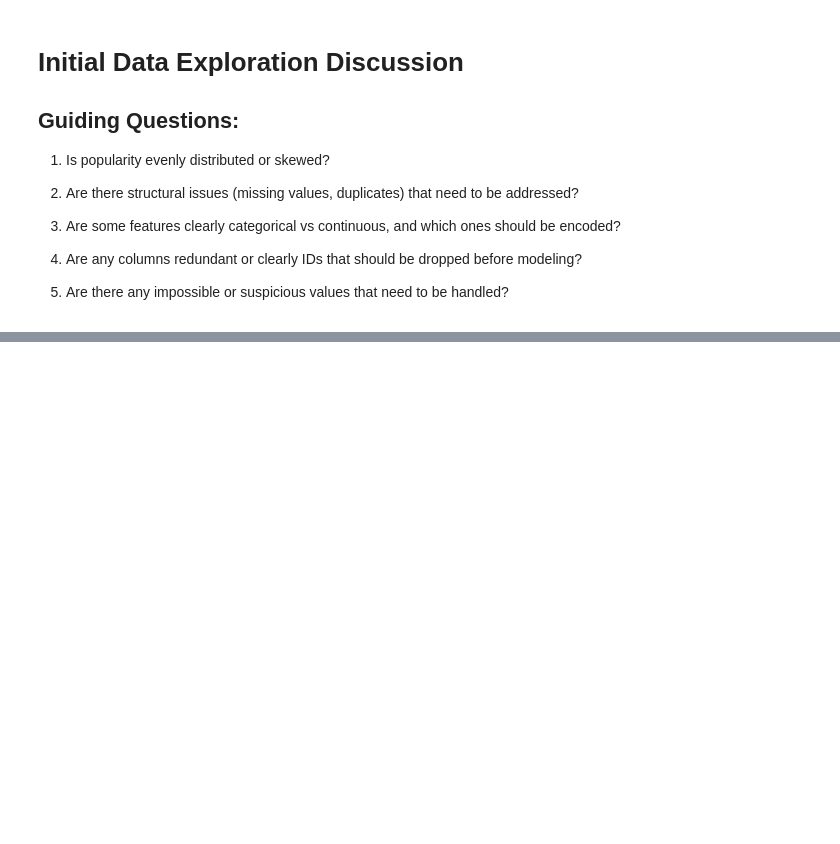
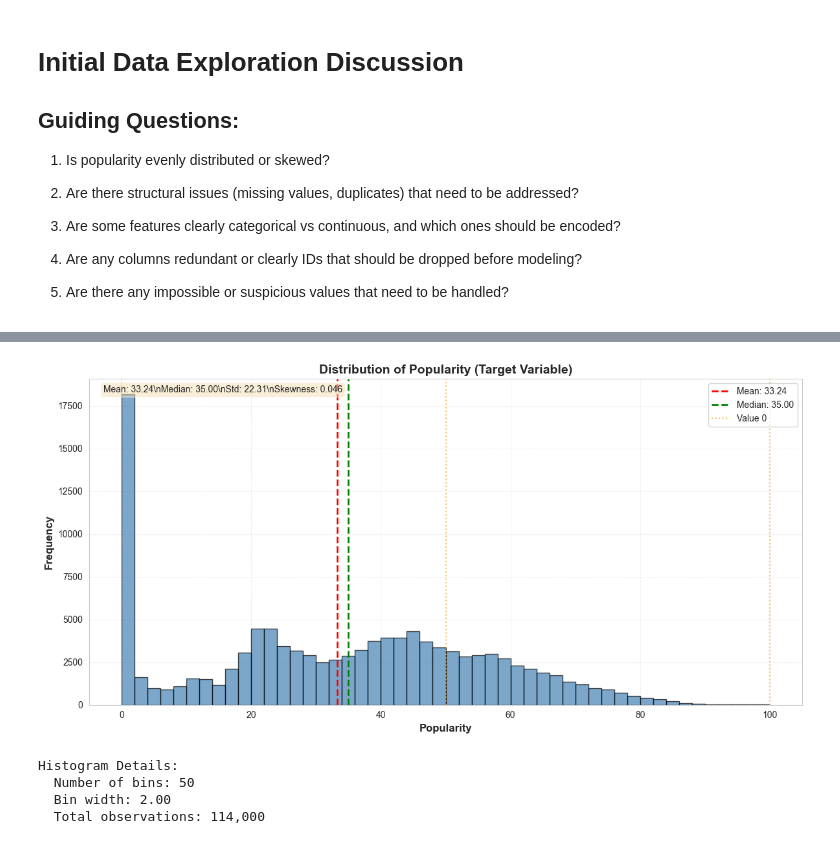
Before and after one commit to saachidhamija/spotify-popularity-prediction, a Jupyter notebook: spotify-popularity-prediction.ipynb, the cells around one changed output, grey strips where cells are left out. Drawn from its saved outputs; the diff is of its cells as text; code cells hidden in the pictures; blank space fills up the shorter version.

```diff
--- a/spotify-popularity-prediction.ipynb
+++ b/spotify-popularity-prediction.ipynb
@@ -507,0 +648,51 @@ print("  Consider how to handle outliers and edge cases")
+# %%
+# ============================================================================
+# Histogram of Popularity
+# ============================================================================
+
+fig, ax = plt.subplots(figsize=(12, 6))
+
+# Create histogram with proper normalization
+n_bins = 50
+counts, bins, patches = ax.hist(target, bins=n_bins, edgecolor='black', alpha=0.7,
+                                color='steelblue', density=False)
+
+# Add vertical lines for mean and median
+ax.axvline(mean_pop, color='red', linestyle='--', linewidth=2,
+           label=f'Mean: {mean_pop:.2f}')
+ax.axvline(median_pop, color='green', linestyle='--', linewidth=2,
+           label=f'Median: {median_pop:.2f}')
+
+# Add vertical lines for clustering values
+for val in clustering_values:
+    if val in target.values:
+        ax.axvline(val, color='orange', linestyle=':', linewidth=1.5, alpha=0.7,
+                  label=f'Value {val}' if val == clustering_values[0] else '')
+
+# Labels and formatting
+ax.set_xlabel('Popularity', fontsize=12, fontweight='bold')
+ax.set_ylabel('Frequency', fontsize=12, fontweight='bold')
+ax.set_title('Distribution of Popularity (Target Variable)', fontsize=14, fontweight='bold')
+ax.legend(loc='best', fontsize=10)
+ax.grid(True, alpha=0.3, linestyle='--')
+
+# Add text box with statistics
+textstr = f'Mean: {mean_pop:.2f}\\nMedian: {median_pop:.2f}\\nStd: {std_pop:.2f}\\nSkewness: {skewness_pop:.3f}'
+props = dict(boxstyle='round', facecolor='wheat', alpha=0.5)
+ax.text(0.02, 0.98, textstr, transform=ax.transAxes, fontsize=10,
+        verticalalignment='top', bbox=props)
+
+plt.tight_layout()
+plt.show()
+
+# Print bin information
+print(f"\nHistogram Details:")
+print(f"  Number of bins: {n_bins}")
+print(f"  Bin width: {(bins[1] - bins[0]):.2f}")
+print(f"  Total observations: {len(target):,}")
+# %% [output]
+[figure, added]
+Histogram Details:
+  Number of bins: 50
+  Bin width: 2.00
+  Total observations: 114,000
```
Also changed, not shown: parts of 10 cells of this notebook.
